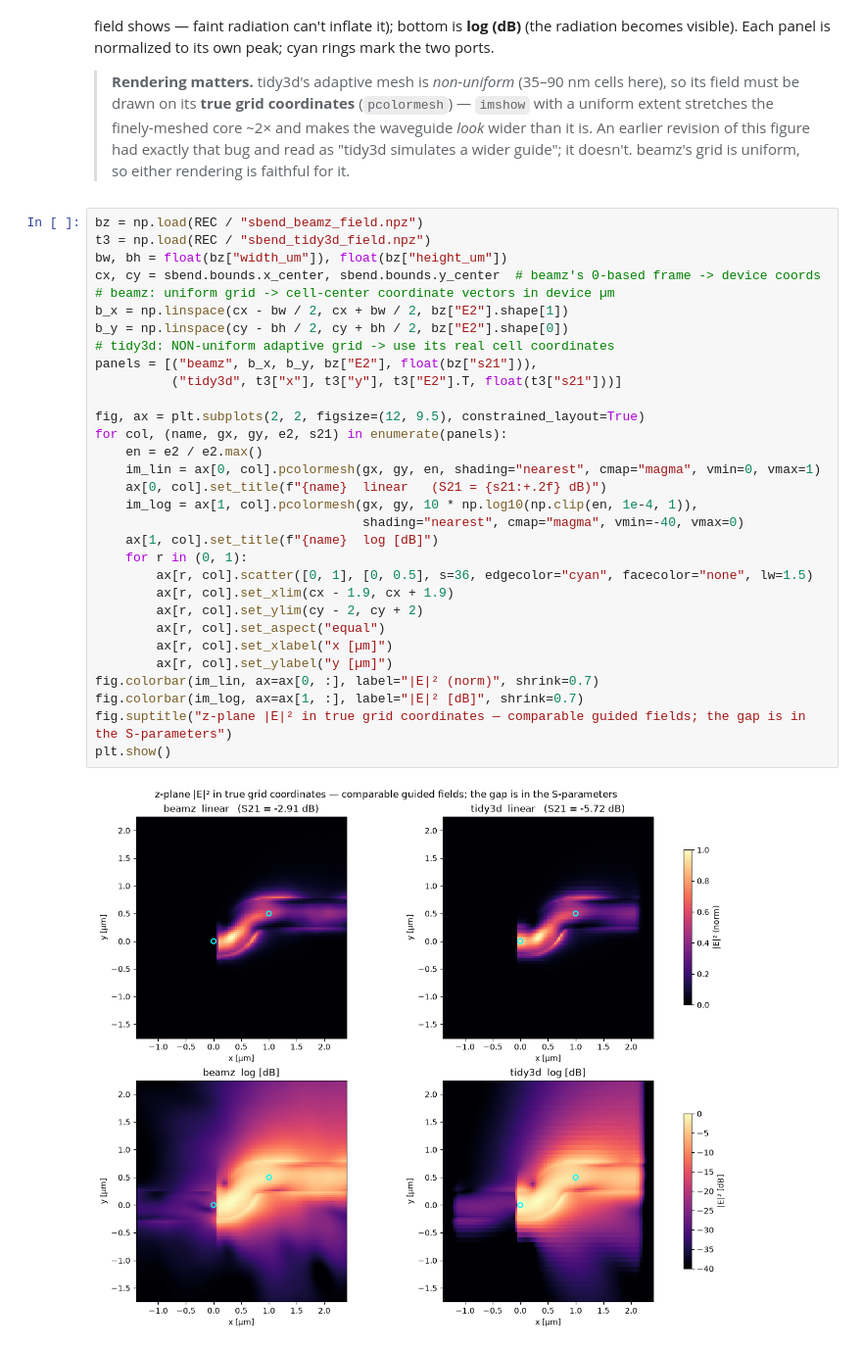
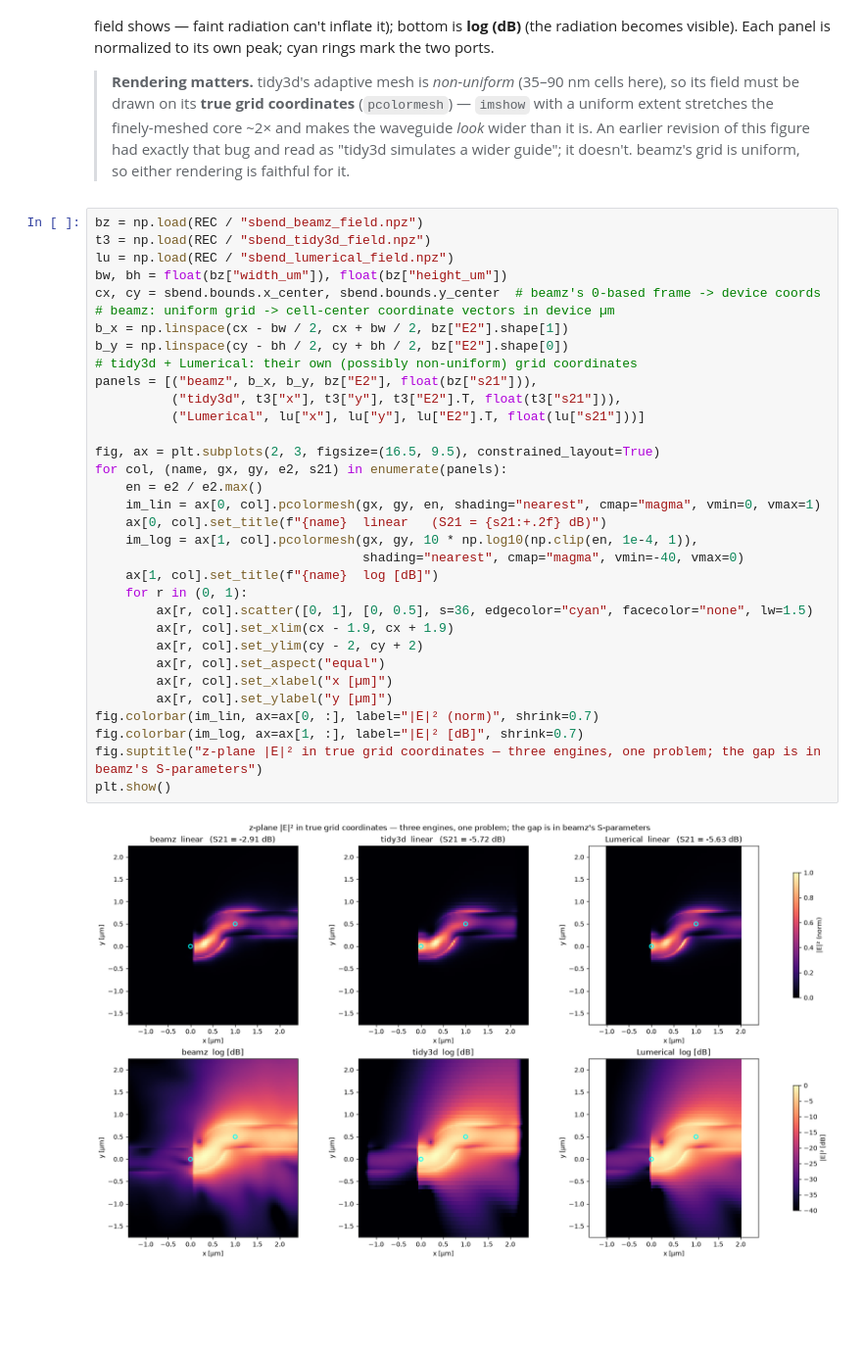
Before and after one commit to SiEPIC/gds_fdtd, a Jupyter notebook: examples/06_convergence_and_caching/06_convergence_and_caching.ipynb, the cells around one changed output. Shown at 98% size. Drawn from its saved outputs; the diff is of its cells as text; blank space fills up the shorter version.

```diff
--- a/examples/06_convergence_and_caching/06_convergence_and_caching.ipynb
+++ b/examples/06_convergence_and_caching/06_convergence_and_caching.ipynb
@@ -215,34 +223,36 @@ to its own peak; cyan rings mark the two ports.
 # %%
 bz = np.load(REC / "sbend_beamz_field.npz")
 t3 = np.load(REC / "sbend_tidy3d_field.npz")
+lu = np.load(REC / "sbend_lumerical_field.npz")
 bw, bh = float(bz["width_um"]), float(bz["height_um"])
 cx, cy = sbend.bounds.x_center, sbend.bounds.y_center  # beamz's 0-based frame -> device coords
 # beamz: uniform grid -> cell-center coordinate vectors in device µm
 b_x = np.linspace(cx - bw / 2, cx + bw / 2, bz["E2"].shape[1])
 b_y = np.linspace(cy - bh / 2, cy + bh / 2, bz["E2"].shape[0])
-# tidy3d: NON-uniform adaptive grid -> use its real cell coordinates
+# tidy3d + Lumerical: their own (possibly non-uniform) grid coordinates
 panels = [("beamz", b_x, b_y, bz["E2"], float(bz["s21"])),
-          ("tidy3d", t3["x"], t3["y"], t3["E2"].T, float(t3["s21"]))]
+          ("tidy3d", t3["x"], t3["y"], t3["E2"].T, float(t3["s21"])),
+          ("Lumerical", lu["x"], lu["y"], lu["E2"].T, float(lu["s21"]))]
 
-fig, ax = plt.subplots(2, 2, figsize=(12, 9.5), constrained_layout=True)
+fig, ax = plt.subplots(2, 3, figsize=(16.5, 9.5), constrained_layout=True)
 for col, (name, gx, gy, e2, s21) in enumerate(panels):
     en = e2 / e2.max()
     im_lin = ax[0, col].pcolormesh(gx, gy, en, shading="nearest", cmap="magma", vmin=0, vmax=1)
     ax[0, col].set_title(f"{name}  linear   (S21 = {s21:+.2f} dB)")
     im_log = ax[1, col].pcolormesh(gx, gy, 10 * np.log10(np.clip(en, 1e-4, 1)),
                                    shading="nearest", cmap="magma", vmin=-40, vmax=0)
     ax[1, col].set_title(f"{name}  log [dB]")
     for r in (0, 1):
         ax[r, col].scatter([0, 1], [0, 0.5], s=36, edgecolor="cyan", facecolor="none", lw=1.5)
         ax[r, col].set_xlim(cx - 1.9, cx + 1.9)
         ax[r, col].set_ylim(cy - 2, cy + 2)
         ax[r, col].set_aspect("equal")
         ax[r, col].set_xlabel("x [µm]")
         ax[r, col].set_ylabel("y [µm]")
 fig.colorbar(im_lin, ax=ax[0, :], label="|E|² (norm)", shrink=0.7)
 fig.colorbar(im_log, ax=ax[1, :], label="|E|² [dB]", shrink=0.7)
-fig.suptitle("z-plane |E|² in true grid coordinates — comparable guided fields; the gap is in the S-parameters")
+fig.suptitle("z-plane |E|² in true grid coordinates — three engines, one problem; the gap is in beamz's S-parameters")
 plt.show()
 # %% [output]
-[figure, old version]
+[figure, new version]
 # %% [markdown]
```
Also changed, not shown: parts of 7 cells of this notebook, 4 other files.
